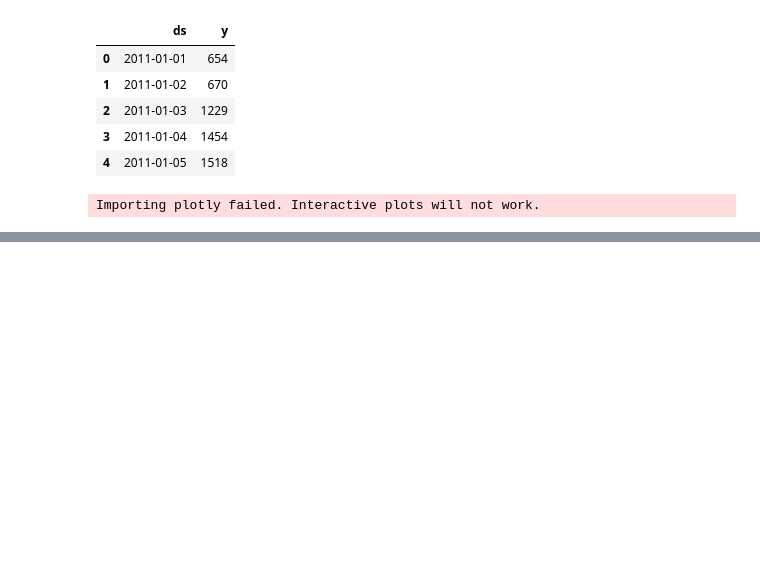
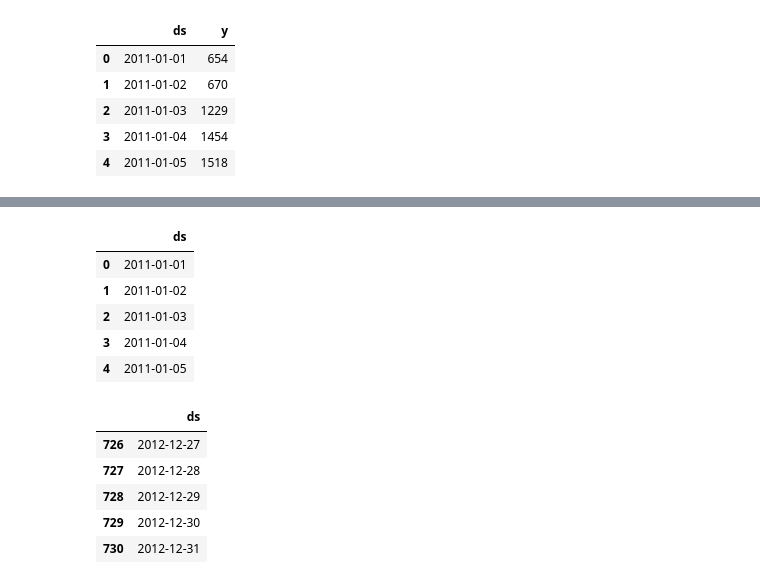
Before and after one commit to GaudiKao/learn-python-by-doing, a Jupyter notebook: Data_Structures&Alogrithms/季節週期性變化預測_時間序列.ipynb, the cells around one changed output, grey strips where cells are left out. Saved outputs shown, nothing was run; the diff lists cells and outputs as text; code cells hidden in the pictures; blank space fills up the shorter version.

```diff
--- a/Data_Structures&Alogrithms/季節週期性變化預測_時間序列.ipynb
+++ b/Data_Structures&Alogrithms/季節週期性變化預測_時間序列.ipynb
@@ -87,6 +87,19 @@ x_train, x_test = df2[train_index], df2[test_index]
 dates_test = df2['ds'][test_index]
 # %%
 #選擇演算法(使用prophet)
-import prophet
+from prophet import Prophet
+m1 = Prophet(
+    yearly_seasonality=True, weekly_seasonality=True, daily_seasonality=False, seasonality_mode='multiplicative'
+    )
-# %% [output]
-Importing plotly failed. Interactive plots will not work.
+# %%
+#訓練，可用Prophet的fit來做訓練
+m1.fit(x_train)
+
+#預測
+#建出預測用的資料框
+#61為欲預測的天數(2012-11-1到2012-12-31)
+future_m1 = m1.make_future_dataframe(periods=61, freq='D')
+
+display(future_m1.head())
+display(future_m1.tail())
+# %% [output]
@@ -92,0 +108,12 @@ Importing plotly failed. Interactive plots will not work.
+|  | ds |
+| 0 | 2011-01-01 |
+| 1 | 2011-01-02 |
+| 2 | 2011-01-03 |
+| 3 | 2011-01-04 |
+| 4 | 2011-01-05 |
+|  | ds |
+| 726 | 2012-12-27 |
+| 727 | 2012-12-28 |
+| 728 | 2012-12-29 |
+| 729 | 2012-12-30 |
+| 730 | 2012-12-31 |
```
Also changed, not shown: parts of 3 cells of this notebook.
